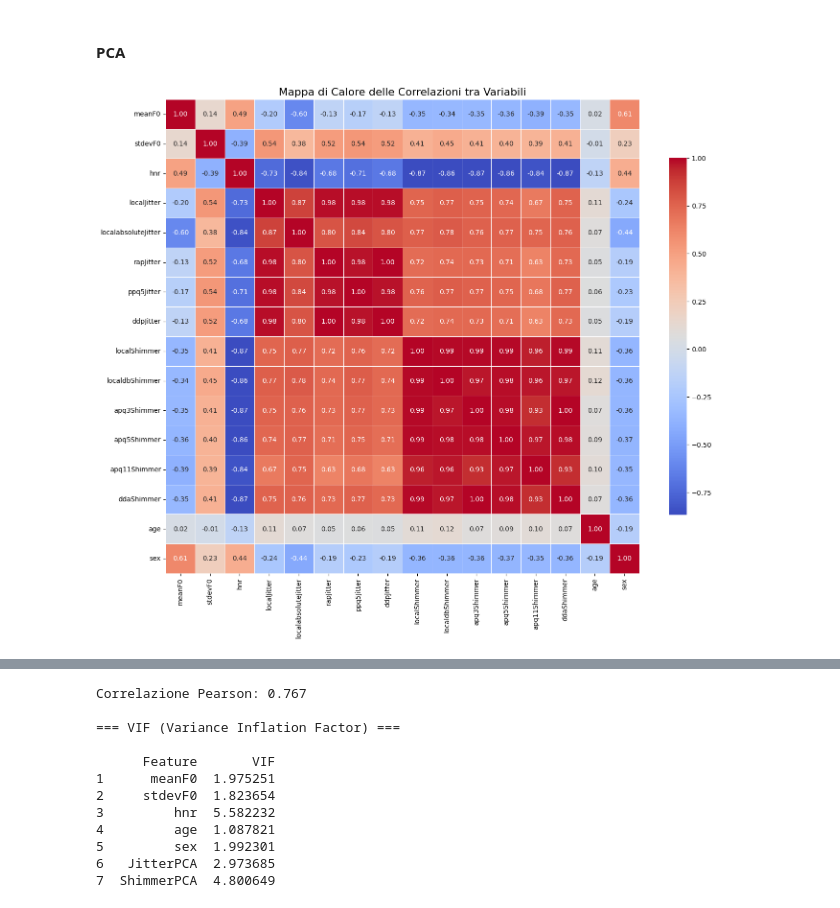
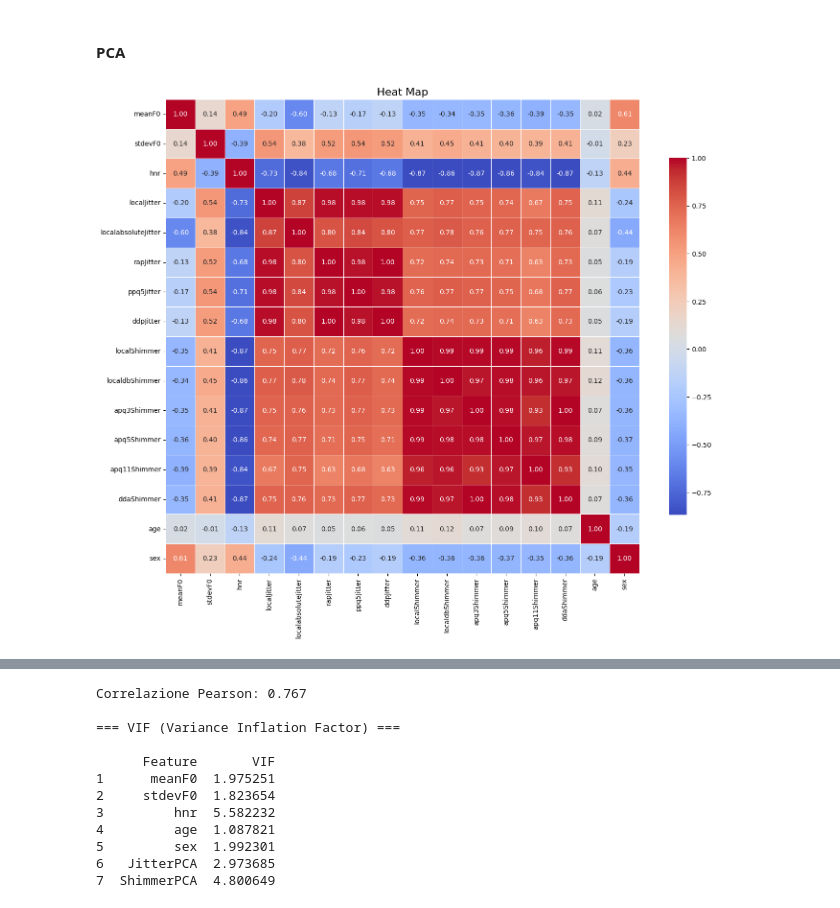
Before and after one commit to tratom/fcul-dl-project, a Jupyter notebook: logistic_regression.ipynb, the cells around one changed output, grey strips where cells are left out. Cells and saved outputs as stored; diff of their text form; code cells hidden in the pictures.

```diff
--- a/logistic_regression.ipynb
+++ b/logistic_regression.ipynb
@@ -281,7 +265,7 @@ def profile_dataframe(df, name='DataFrame'):
     return prof_df
 # %%
 # === Caricamento del dataset ===
-df = pd.read_csv("C:/Users/cri_t/OneDrive/Desktop/Lisboa_esami/data_deep/vsp_all_features_with_demographics.csv")
+df = pd.read_csv("data-source/audio/vsp_all_features_with_demographics.csv")
 
 df_profile = profile_dataframe(df, name='PD/HC Data')
 display(HTML(df_profile.to_html()))
@@ -487,18 +470,18 @@ import statsmodels.api as sm
 # %%
 # === Rimuove target (label) per concentrarsi solo sulle feature
 df_corr = df.drop(columns=["label"], errors="ignore")
 
 # === Calcolo matrice di correlazione
 corr_matrix = df_corr.corr()
 
 # === Plot heatmap
 plt.figure(figsize=(14, 12))
 sns.heatmap(corr_matrix, annot=True, fmt=".2f", cmap="coolwarm", square=True, linewidths=0.5, cbar_kws={"shrink": 0.7})
-plt.title("Mappa di Calore delle Correlazioni tra Variabili", fontsize=16)
+plt.title("Heat Map", fontsize=16)
 plt.tight_layout()
 plt.show()
 # %% [output]
-[figure, old version]
+[figure, new version]
 # %%
 # === Separa feature e target
 X = df.drop(columns=["label"])
```
Also changed, not shown: parts of 10 cells of this notebook, 2 other files.
